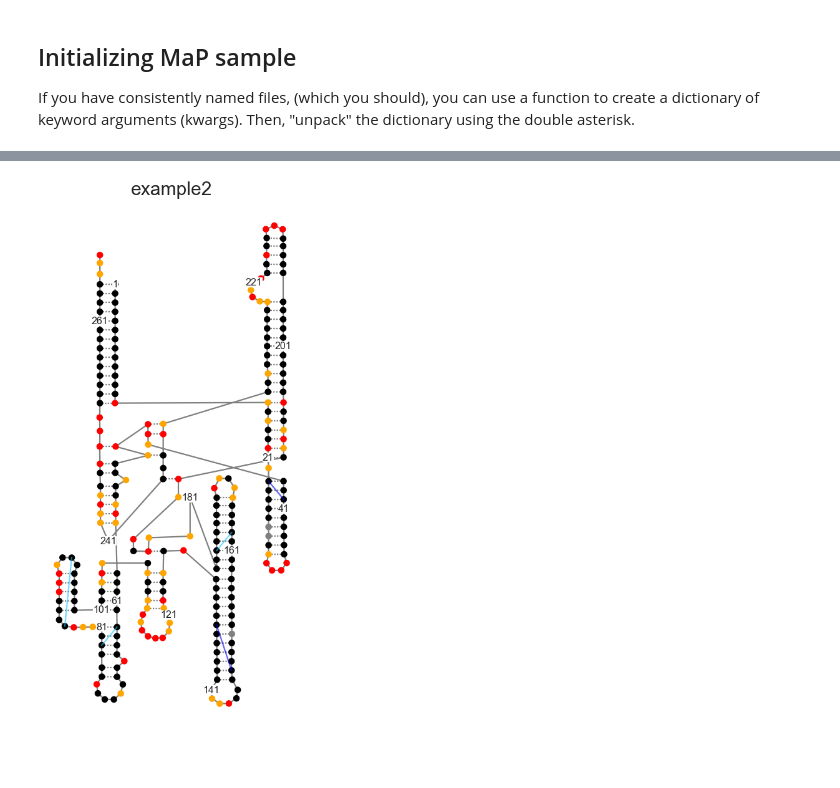
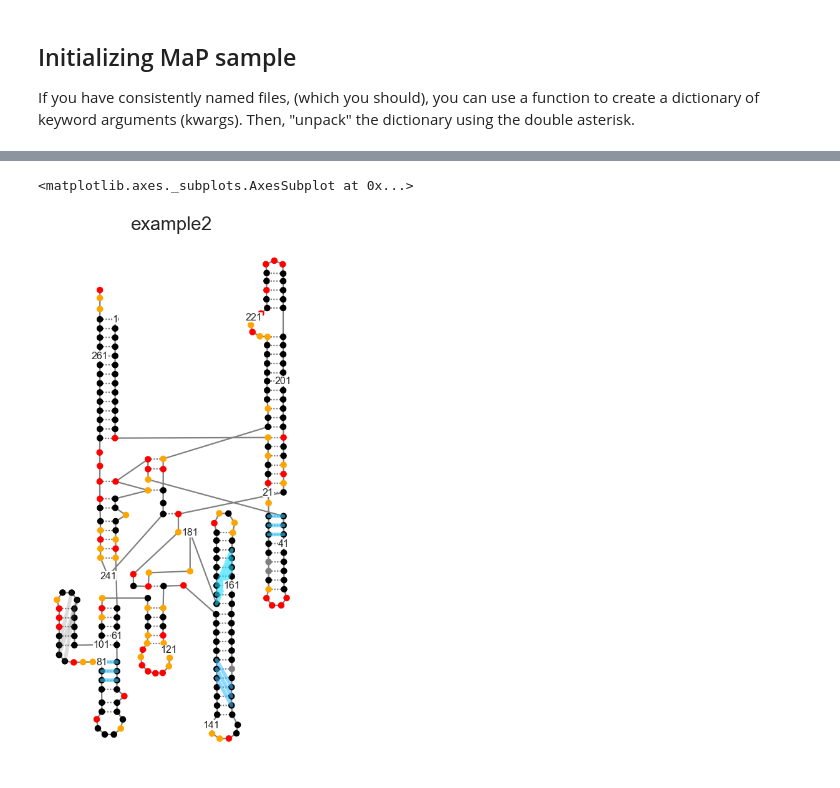
Before and after one commit to Weeks-UNC/RNAvigate, a Jupyter notebook: JNB-example/ss_test.ipynb, the cells around one changed output, grey strips where cells are left out. Cells and saved outputs as stored; diff of their text form; code cells hidden in the pictures.

```diff
--- a/JNB-example/ss_test.ipynb
+++ b/JNB-example/ss_test.ipynb
@@ -76,5 +80,6 @@ example.make_ss(attribute="pairs", all_pairs=True)
 # %%
-example.make_ss(attribute="pairs")
+example.make_ss(attribute="pairs", metric="Distance")
 # %% [output]
+<matplotlib.axes._subplots.AxesSubplot at 0x...>
-[figure, old version]
+[figure, new version]
 # %%
```
Also changed, not shown: parts of 9 cells of this notebook, 3 other files.
